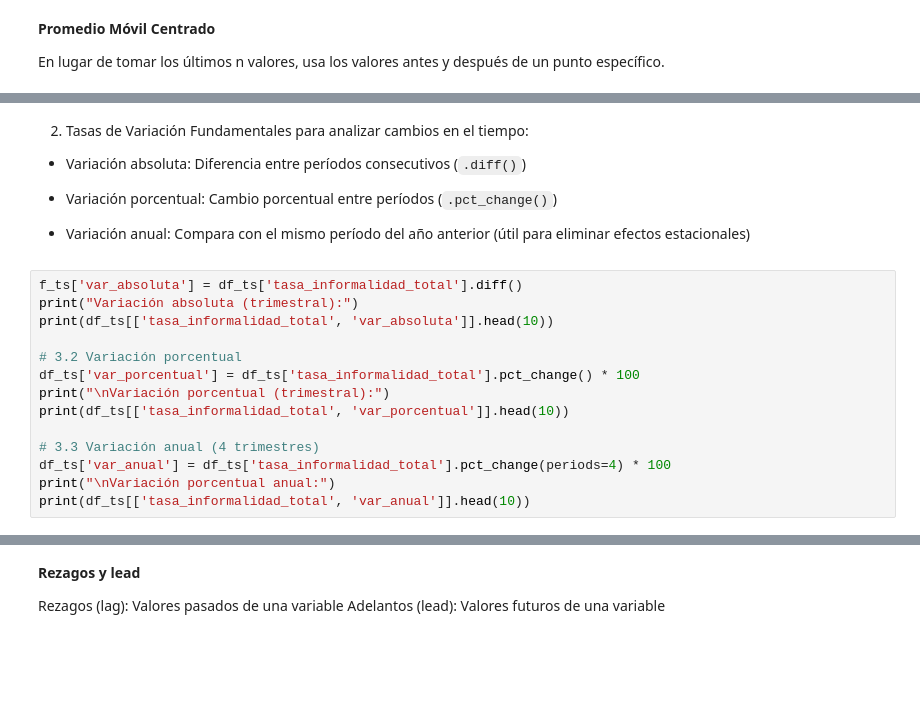
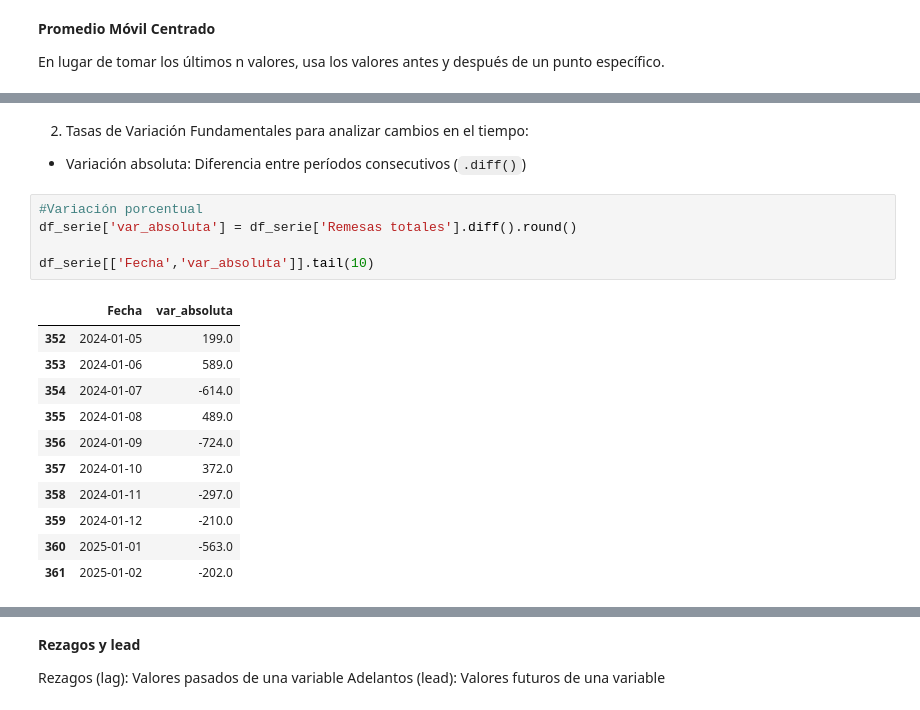
Before and after one commit to DiegoSReco/intro_python_para_economistas, a Jupyter notebook: script_python_5_Analisis_Datos_Pandas_2.ipynb, the cells around one changed output, grey strips where cells are left out. Saved outputs shown, nothing was run; the diff lists cells and outputs as text; blank space fills up the shorter version.

```diff
--- a/script_python_5_Analisis_Datos_Pandas_2.ipynb
+++ b/script_python_5_Analisis_Datos_Pandas_2.ipynb
@@ -2373,21 +2368,20 @@ print(df_serie.tail(10))
 Fundamentales para analizar cambios en el tiempo:
 
 - Variación absoluta: Diferencia entre períodos consecutivos (`.diff()`)
-
--  Variación porcentual: Cambio porcentual entre períodos (`.pct_change()`)
-
-- Variación anual: Compara con el mismo período del año anterior (útil para eliminar efectos estacionales)
-# %%
-f_ts['var_absoluta'] = df_ts['tasa_informalidad_total'].diff()
-print("Variación absoluta (trimestral):")
-print(df_ts[['tasa_informalidad_total', 'var_absoluta']].head(10))
-
-# 3.2 Variación porcentual
-df_ts['var_porcentual'] = df_ts['tasa_informalidad_total'].pct_change() * 100
-print("\nVariación porcentual (trimestral):")
-print(df_ts[['tasa_informalidad_total', 'var_porcentual']].head(10))
-
-# 3.3 Variación anual (4 trimestres)
-df_ts['var_anual'] = df_ts['tasa_informalidad_total'].pct_change(periods=4) * 100
-print("\nVariación porcentual anual:")
-print(df_ts[['tasa_informalidad_total', 'var_anual']].head(10))
+# %%
+#Variación porcentual
+df_serie['var_absoluta'] = df_serie['Remesas totales'].diff().round()
+
+df_serie[['Fecha','var_absoluta']].tail(10)
+# %% [output]
+|  | Fecha | var_absoluta |
+| 352 | 2024-01-05 | 199.0 |
+| 353 | 2024-01-06 | 589.0 |
+| 354 | 2024-01-07 | -614.0 |
+| 355 | 2024-01-08 | 489.0 |
+| 356 | 2024-01-09 | -724.0 |
+| 357 | 2024-01-10 | 372.0 |
+| 358 | 2024-01-11 | -297.0 |
+| 359 | 2024-01-12 | -210.0 |
+| 360 | 2025-01-01 | -563.0 |
+| 361 | 2025-01-02 | -202.0 |
```
Also changed, not shown: parts of 6 cells of this notebook.
